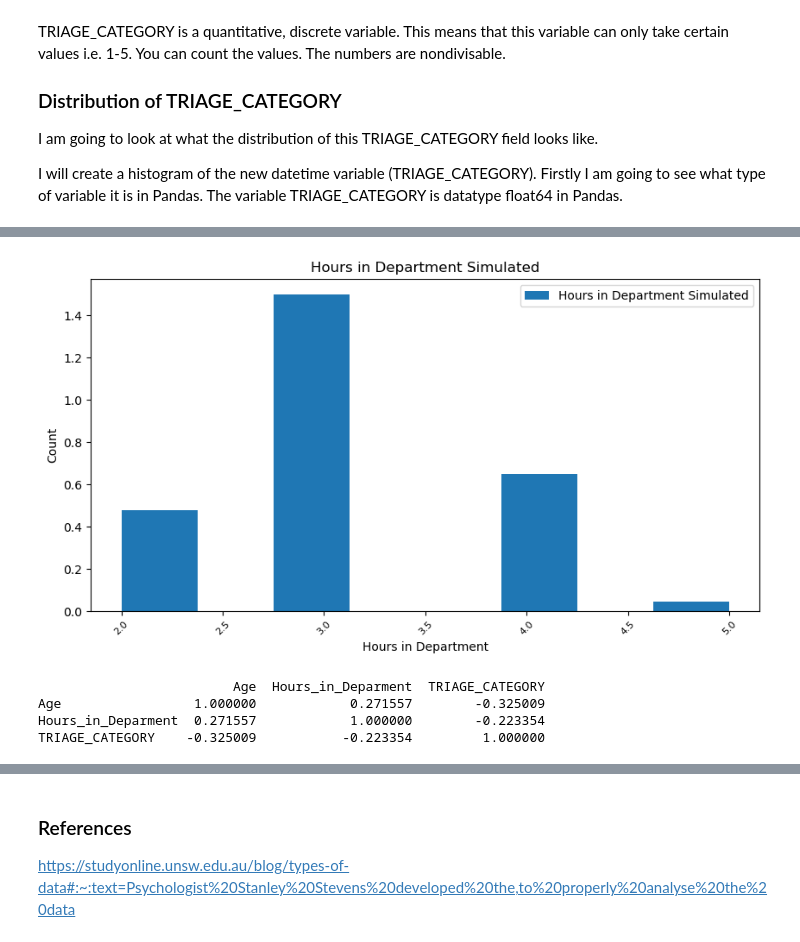
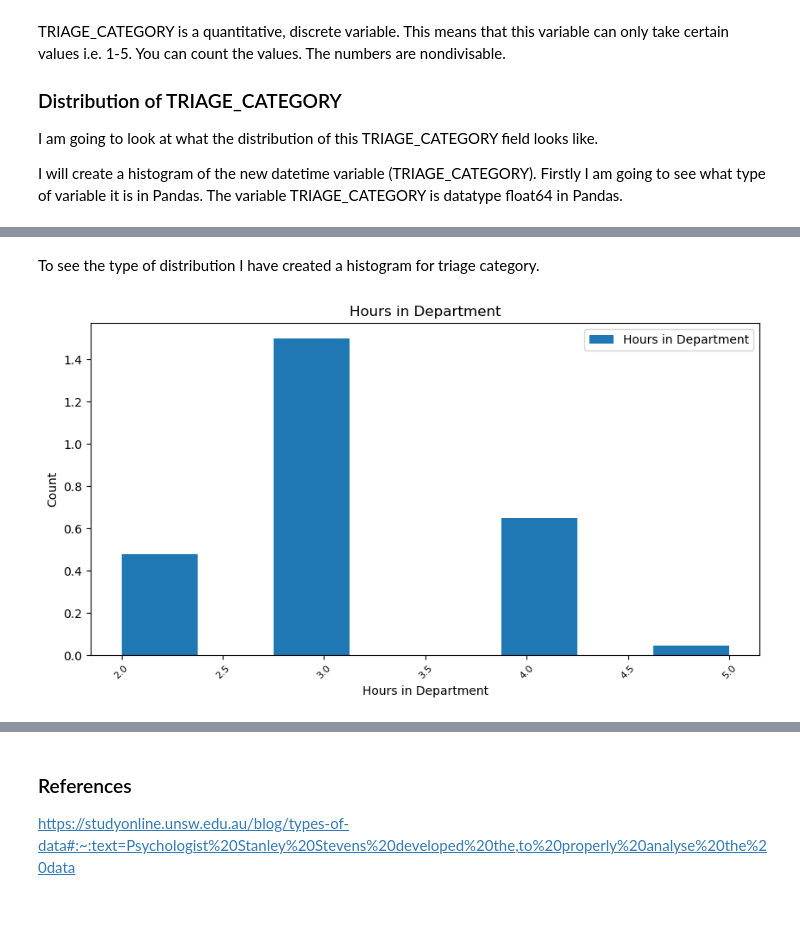
Before and after one commit to AudeAllen/PDA_Assignment, a Jupyter notebook: PDA_Assignment.ipynb, the cells around one changed output, grey strips where cells are left out. Saved outputs shown, nothing was run; the diff lists cells and outputs as text; code cells hidden in the pictures; blank space fills up the shorter version.

Commit message:
Triage category variable and gender

```diff
--- a/PDA_Assignment.ipynb
+++ b/PDA_Assignment.ipynb
@@ -608,28 +795,21 @@ df['TRIAGE_CATEGORY'].describe()
+# %% [markdown]
+To see the type of distribution I have created a histogram for triage category.
 # %%
 import matplotlib.pyplot as plt
 import numpy as np
 
 df = pd.read_csv('EDAttendances24Hour.csv')
 
 plt.figure(figsize = (10, 5))
 plt.hist(df['TRIAGE_CATEGORY'], bins=8,density=True,  histtype='bar', stacked=True)
-#plt.hist(df.Hours_in_Department,15, histtype='bar', stacked=True)
-plt.legend(['Hours in Department Simulated'])
-plt.title("Hours in Department Simulated")
-plt.xlabel("Hours in Department Simulated")
+plt.legend(['Hours in Department'])
+plt.title("Hours in Department")
+plt.xlabel("Hours in Department")
 plt.ylabel("Count")
 plt.xticks(rotation=45)
 plt.xlabel("Hours in Department", fontsize=10)
 plt.xticks(fontsize=8)
-plt.savefig('Images/Hours in Department Simulated.png')# Save to PNG file in the Images folder
+plt.savefig('Images/Hours in Department.png')# Save to PNG file in the Images folder
 plt.show()
 # %% [output]
-[figure, old version]
+[figure, new version]
-# %%
-df2=df.corr()
-print(df2)
-# %% [output]
-                         Age  Hours_in_Deparment  TRIAGE_CATEGORY
-Age                 1.000000            0.271557        -0.325009
-Hours_in_Deparment  0.271557            1.000000        -0.223354
-TRIAGE_CATEGORY    -0.325009           -0.223354         1.000000
```
Also changed, not shown: parts of 25 cells of this notebook, 7 other files.
